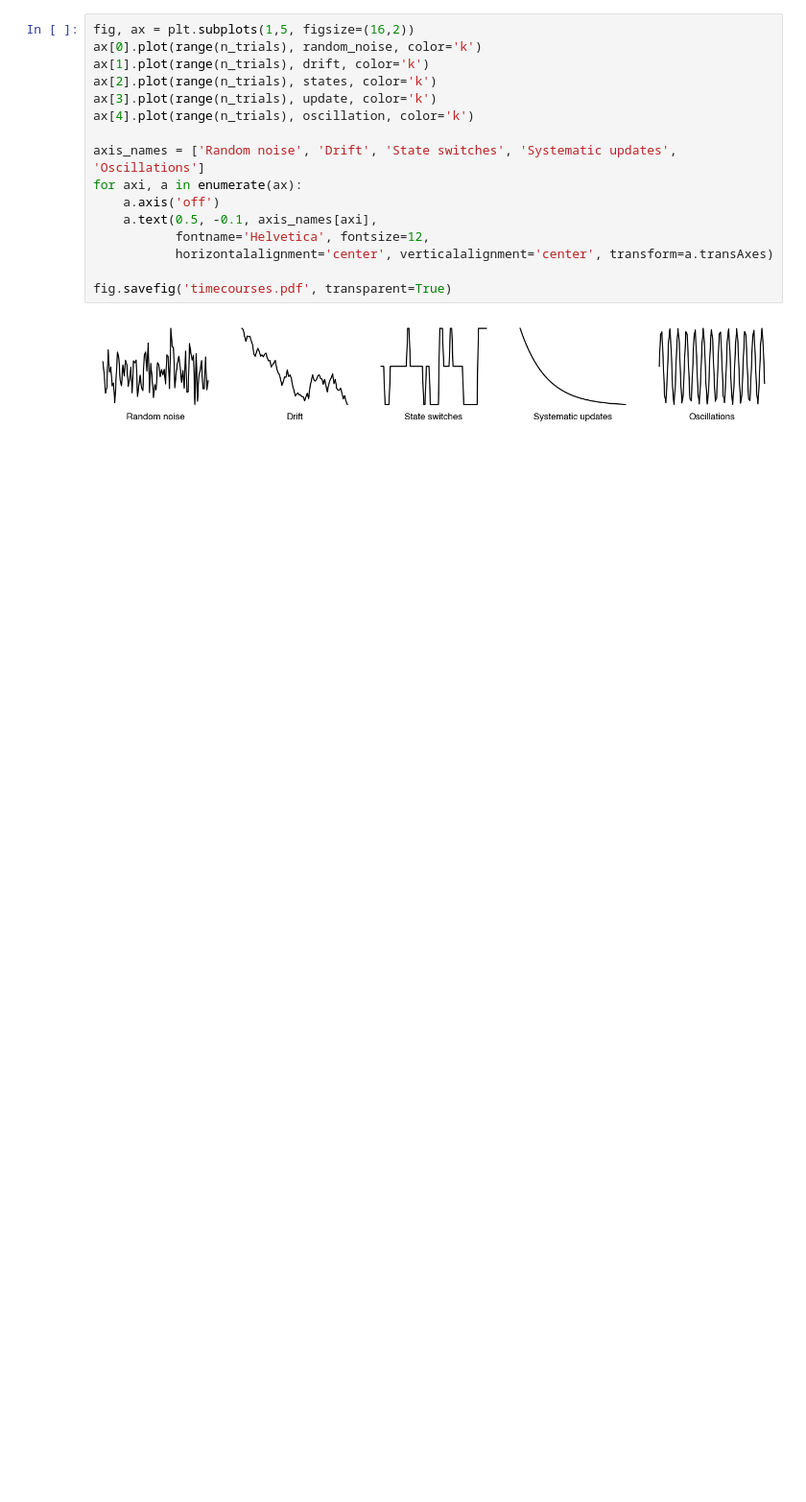
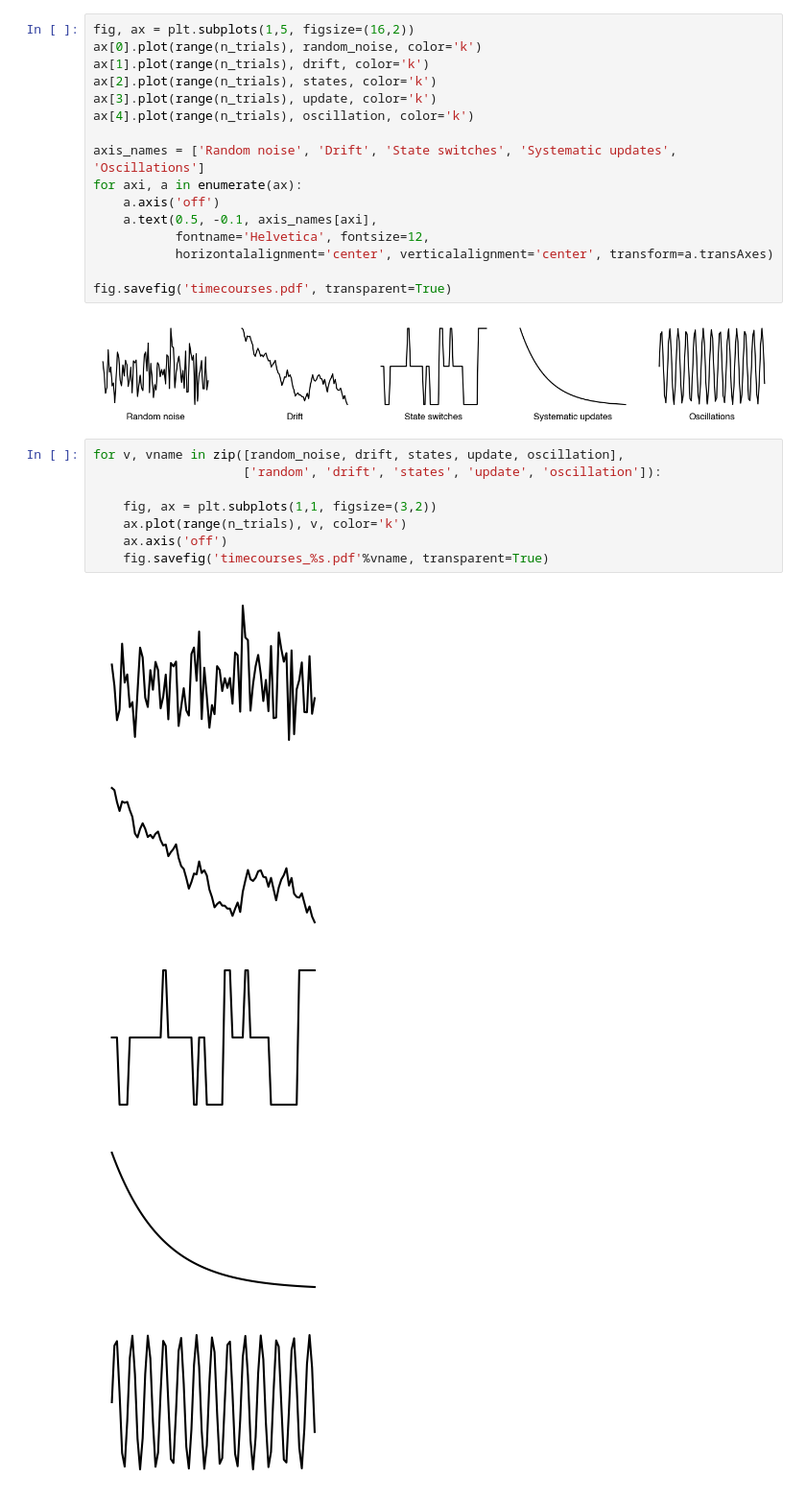
Before and after one commit to anne-urai/decision-variability, a Jupyter notebook: variability.ipynb, the cells around one changed output. Shown: that part at 96% size. Cells and saved outputs as stored; diff of their text form; blank space fills up the shorter version.

```diff
--- a/variability.ipynb
+++ b/variability.ipynb
@@ -56,3 +54,17 @@ for axi, a in enumerate(ax):
 fig.savefig('timecourses.pdf', transparent=True)
 # %% [output]
 [figure]
+# %%
+for v, vname in zip([random_noise, drift, states, update, oscillation],
+                    ['random', 'drift', 'states', 'update', 'oscillation']):
+
+    fig, ax = plt.subplots(1,1, figsize=(3,2))
+    ax.plot(range(n_trials), v, color='k')
+    ax.axis('off')
+    fig.savefig('timecourses_%s.pdf'%vname, transparent=True)
+# %% [output]
+[figure, added]
+[figure, added]
+[figure, added]
+[figure, added]
+[figure, added]
```
Also changed, not shown: parts of 1 cell of this notebook, 5 other files.
